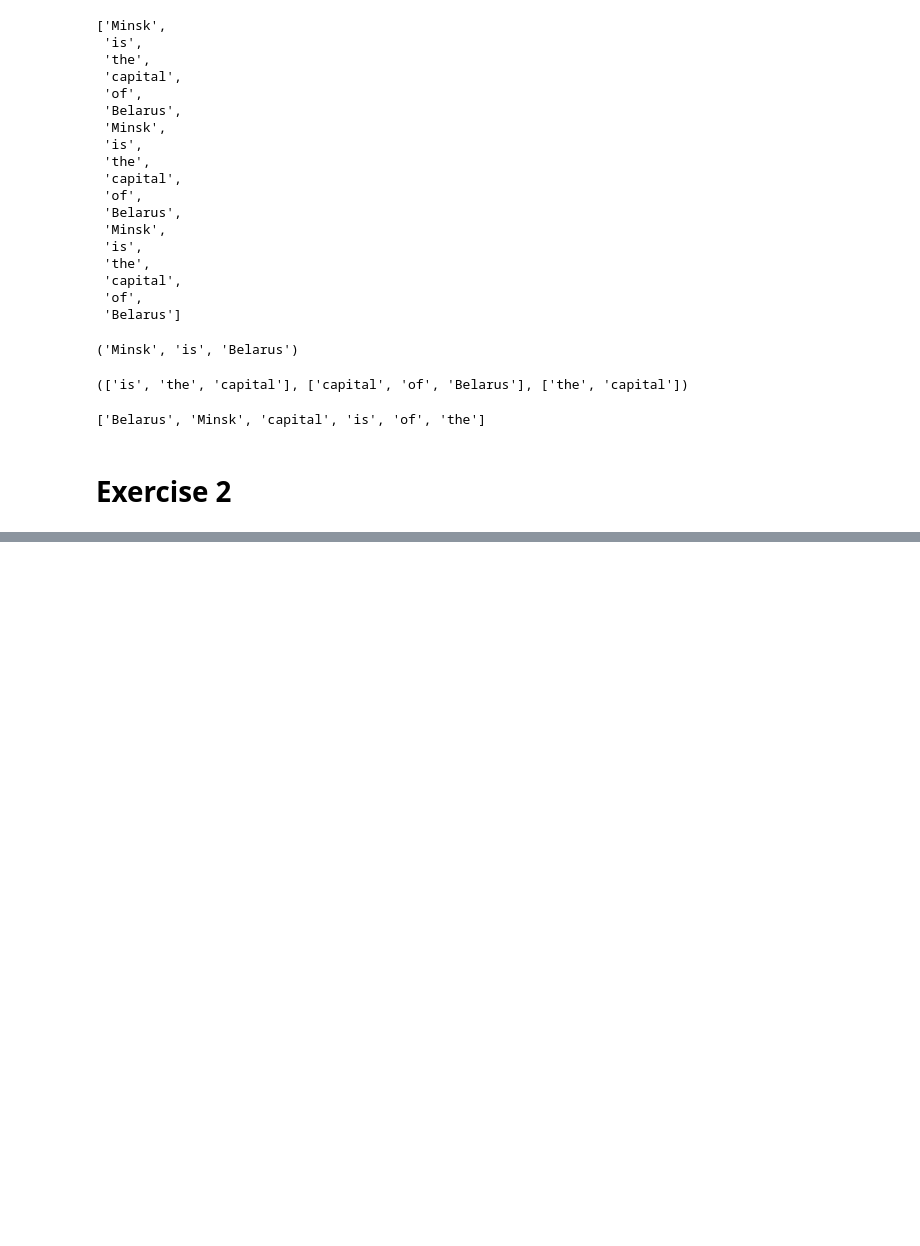
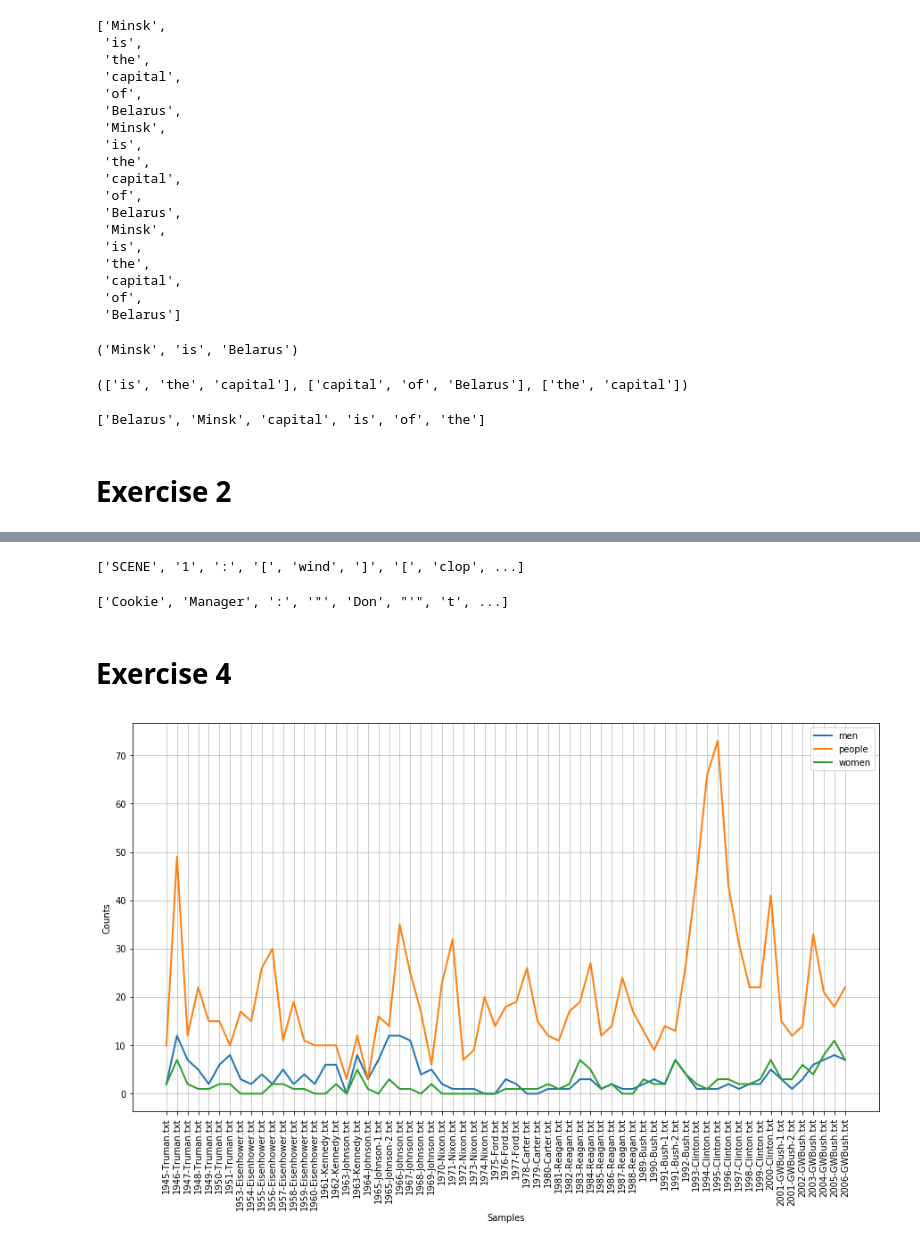
Before and after one commit to rjafarau/nltk-book, a Jupyter notebook: solutions/chapter_02.ipynb, the cells around one changed output, grey strips where cells are left out. Drawn from its saved outputs; the diff is of its cells as text; code cells hidden in the pictures; blank space fills up the shorter version.

```diff
--- a/solutions/chapter_02.ipynb
+++ b/solutions/chapter_02.ipynb
@@ -61,0 +109,10 @@ sorted(phrase)
+# %%
+webtext.words('grail.txt')
+# %% [output]
+['SCENE', '1', ':', '[', 'wind', ']', '[', 'clop', ...]
+# %%
+webtext.words('firefox.txt')
+# %% [output]
+['Cookie', 'Manager', ':', '"', 'Don', "'", 't', ...]
+# %% [markdown]
+# Exercise 4
@@ -61,0 +122,12 @@ sorted(phrase)
+# %%
+cfd_file = ConditionalFreqDist(
+    (w.lower(), file)
+    for file in state_union.fileids()
+    for w in state_union.words(file)
+    if w.lower() in ['men', 'women', 'people']
+)
+# %%
+plt.figure(figsize=(15, 8))
+cfd_file.plot()
+# %% [output]
+[figure, added]
```
Also changed, not shown: parts of 58 cells of this notebook.
